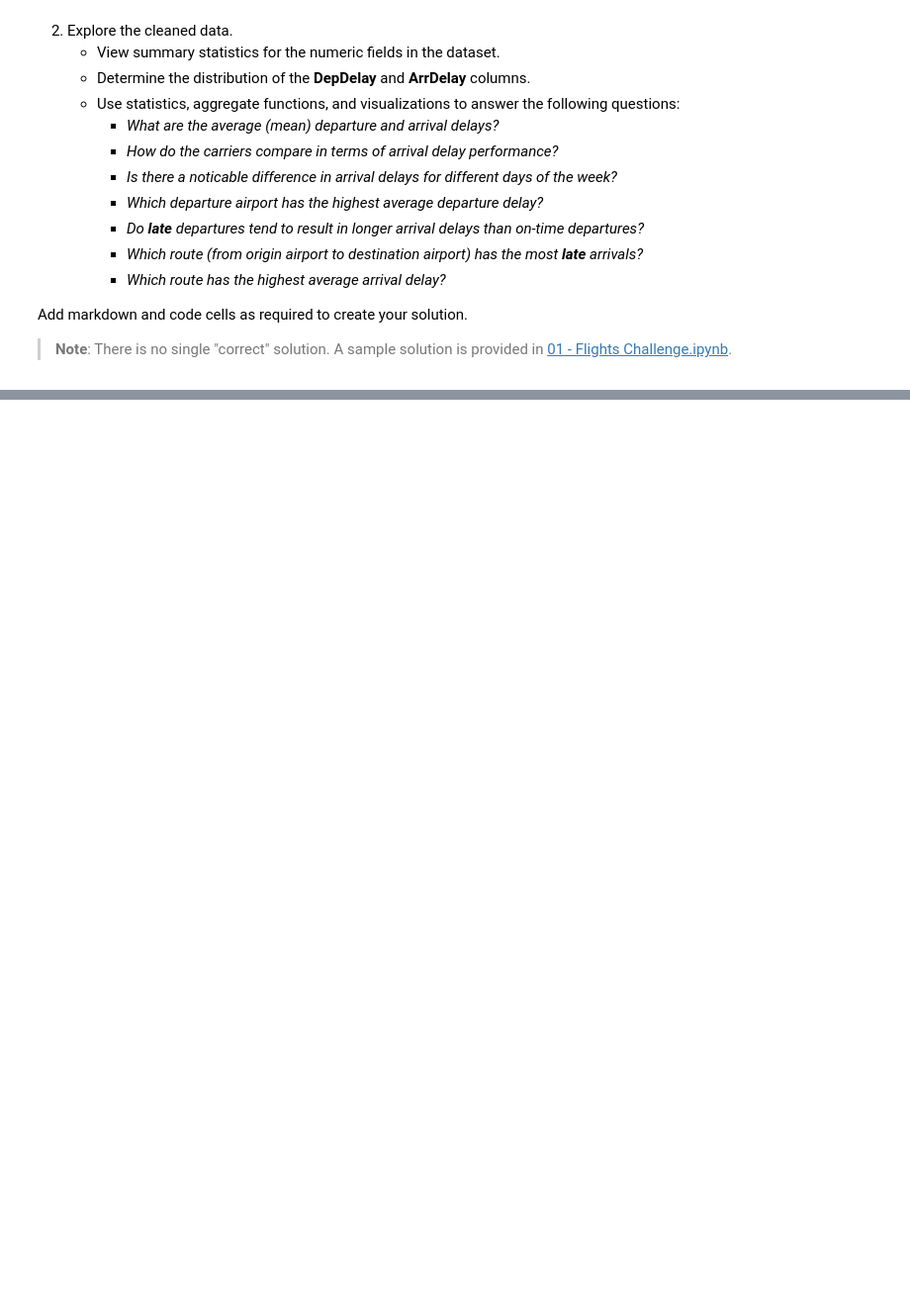
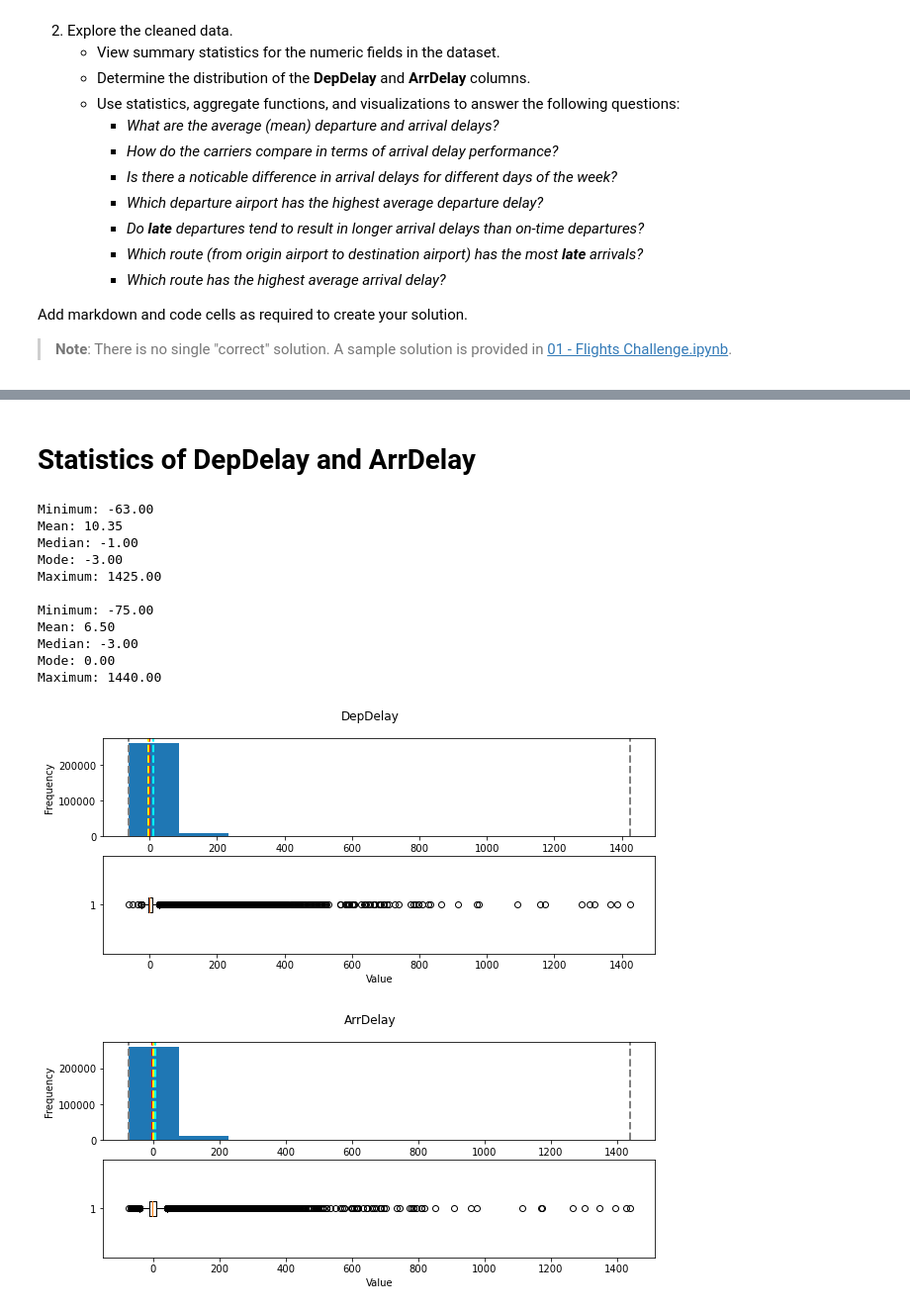
Before and after one commit to MicrosoftDocs/ml-basics, a Jupyter notebook: challenges/01 - Flights Challenge.ipynb, the cells around one changed output, grey strips where cells are left out. Shown at 99% size. Saved outputs shown, nothing was run; the diff lists cells and outputs as text; code cells hidden in the pictures; blank space fills up the shorter version.

```diff
--- a/challenges/01 - Flights Challenge.ipynb
+++ b/challenges/01 - Flights Challenge.ipynb
@@ -57,0 +81,3 @@ Add markdown and code cells as required to create your solution.
+# %%
+df_flights.DepDel15 = df_flights.DepDel15.fillna(0)
+df_flights.isnull().sum()
@@ -57,0 +102,50 @@ Add markdown and code cells as required to create your solution.
+# %% [markdown]
+# Statistics of DepDelay and ArrDelay
+# %%
+def show_stats(data):
+    from matplotlib import pyplot as plt
+    min_val = data.min()
+    max_val = data.max()
+    mean_val = data.mean()
+    med_val = data.median()
+    mod_val  = data.mode()[0]
+
+    print("Minimum: {:.2f}\nMean: {:.2f}\nMedian: {:.2f}\nMode: {:.2f}\nMaximum: {:.2f}\n".format(min_val,
+                                                                                                    mean_val,
+                                                                                                    med_val,
+                                                                                                    mod_val,
+                                                                                                    max_val))
+
+    fig, ax = plt.subplots(2, 1, figsize=(10,4))
+    ax[0].hist(data)
+    ax[0].set_ylabel("Frequency")
+
+    ax[0].axvline(x=min_val, color='gray', linestyle='dashed', linewidth=2)
+    ax[0].axvline(x=mean_val, color='cyan', linestyle='dashed', linewidth=2)
+    ax[0].axvline(x=med_val, color='red', linestyle='dashed', linewidth=2)
+    ax[0].axvline(x=mod_val, color='yellow', linestyle='dashed', linewidth=2)
+    ax[0].axvline(x=max_val, color='gray', linestyle='dashed', linewidth=2)
+
+    ax[1].boxplot(data, vert=False)
+    ax[1].set_xlabel('Value')
+    fig.suptitle(data.name)
+    fig.show()
+
+
+field = ['DepDelay','ArrDelay']
+for col in field:
+    show_stats(df_flights[col])
+# %% [output]
+Minimum: -63.00
+Mean: 10.35
+Median: -1.00
+Mode: -3.00
+Maximum: 1425.00
+
+Minimum: -75.00
+Mean: 6.50
+Median: -3.00
+Mode: 0.00
+Maximum: 1440.00
+[figure, added]
+[figure, added]
```
Also changed, not shown: parts of 18 cells of this notebook.
